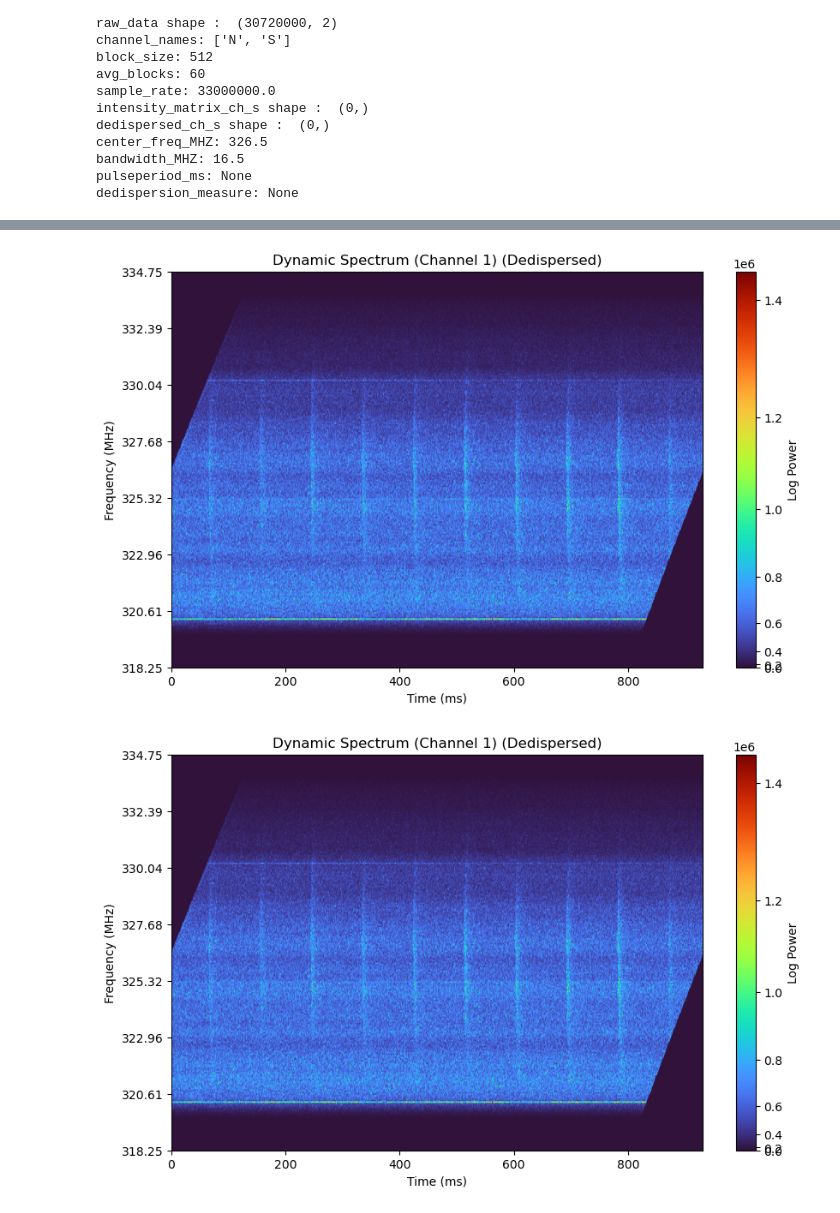
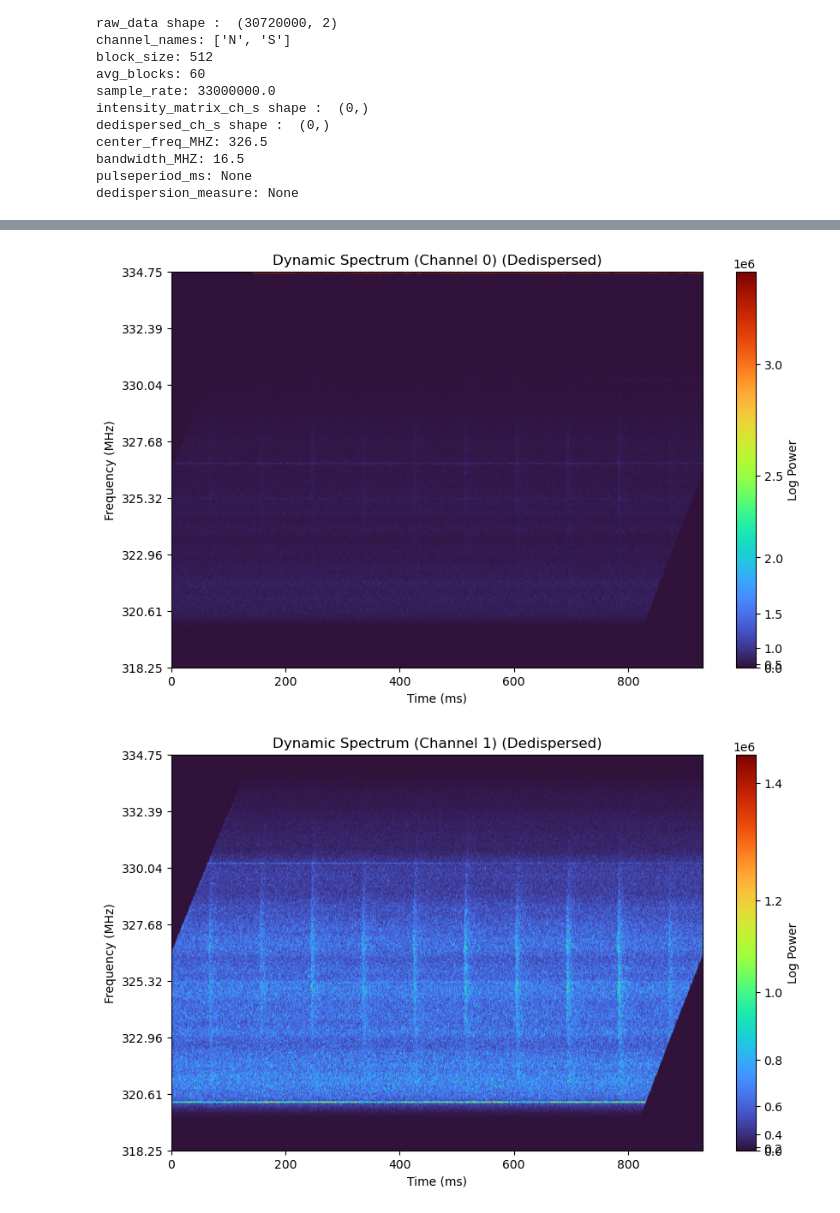
Before and after one commit to ashwin-r-k/PulsarAnalyticsKit, a Jupyter notebook: NoteBook_PULSAR_DATA_Analysis_FINAL.ipynb, the cells around one changed output, grey strips where cells are left out. Cells and saved outputs as stored; diff of their text form; code cells hidden in the pictures.

```diff
--- a/NoteBook_PULSAR_DATA_Analysis_FINAL.ipynb
+++ b/NoteBook_PULSAR_DATA_Analysis_FINAL.ipynb
@@ -116,9 +115,7 @@ class PulsarDataFile:
 long_data = "./Data4Analysis/ch00_B0833-45_20150612_191438_010_4.txt"
 short_data = "/home/ashwin-ubuntu/GIT/Vela_Data_analysis/Analysis/vela_chunks/chunk_0001.txt"
 
-vela = PulsarDataFile(long_data,channel_names=["N","S"] ,data_type='ascii')
-
-vela.compute_intensity_matrix()
+vela = pulsar_analysis(long_data, channel_names=["N", "S"], data_type='ascii')
 # %% [output]
 Given Data is of ndim : 2 . shape : 2
 file_path: ./Data4Analysis/ch00_B0833-45_20150612_191438_010_4.txt
@@ -197,14 +257,15 @@ DM = 79 ; score = 898976.1638
 # %%
+# give integer for a single channel or String "all" for all channels
+vela.dedispersion_measure = 69.750
+
+best_DM = vela.dedispersion_measure
 channel = 0
-best_DM = 69
 
-vela.Manual_dedisperse(channel,best_DM)
+vela.Manual_dedisperse(DM=best_DM, channel="all")
 plot_intensity_matrix(vela,channel ,dedispersed=True)
 
 channel = 1
-
-vela.Manual_dedisperse(channel,best_DM)
 plot_intensity_matrix(vela,channel,dedispersed=True)
 # %% [output]
-[figure, old version]
+[figure, new version]
 [figure]
```
Also changed, not shown: parts of 15 cells of this notebook, 3 other files.
